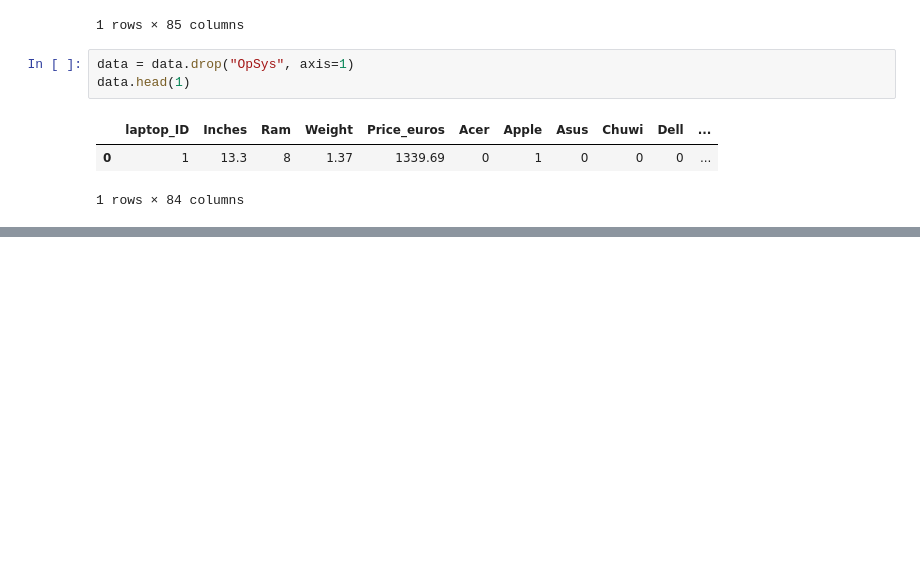
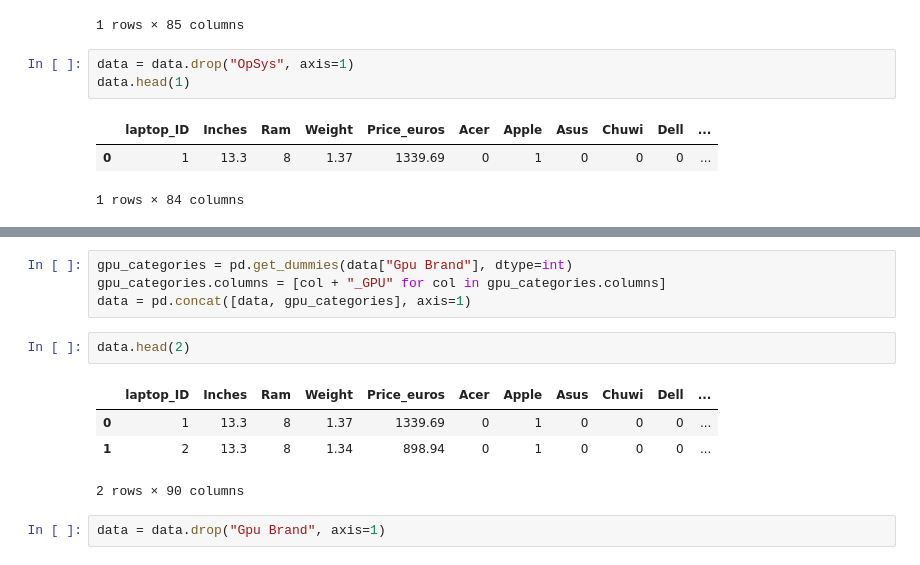
Before and after one commit to kamijoseph/laptop-price-prediction-model, a Jupyter notebook: Laptop_price_predictor.ipynb, the cells around one changed output, grey strips where cells are left out. Saved outputs shown, nothing was run; the diff lists cells and outputs as text; blank space fills up the shorter version.

```diff
--- a/Laptop_price_predictor.ipynb
+++ b/Laptop_price_predictor.ipynb
@@ -280,0 +324,13 @@ data.head(1)
+# %%
+gpu_categories = pd.get_dummies(data["Gpu Brand"], dtype=int)
+gpu_categories.columns = [col + "_GPU" for col in gpu_categories.columns]
+data = pd.concat([data, gpu_categories], axis=1)
+# %%
+data.head(2)
+# %% [output]
+|  | laptop_ID | Inches | Ram | Weight | Price_euros | Acer | Apple | Asus | Chuwi | Dell | ... |
+| 0 | 1 | 13.3 | 8 | 1.37 | 1339.69 | 0 | 1 | 0 | 0 | 0 | ... |
+| 1 | 2 | 13.3 | 8 | 1.34 | 898.94 | 0 | 1 | 0 | 0 | 0 | ... |
+2 rows × 90 columns
+# %%
+data = data.drop("Gpu Brand", axis=1)
```
Also changed, not shown: parts of 6 cells of this notebook.
